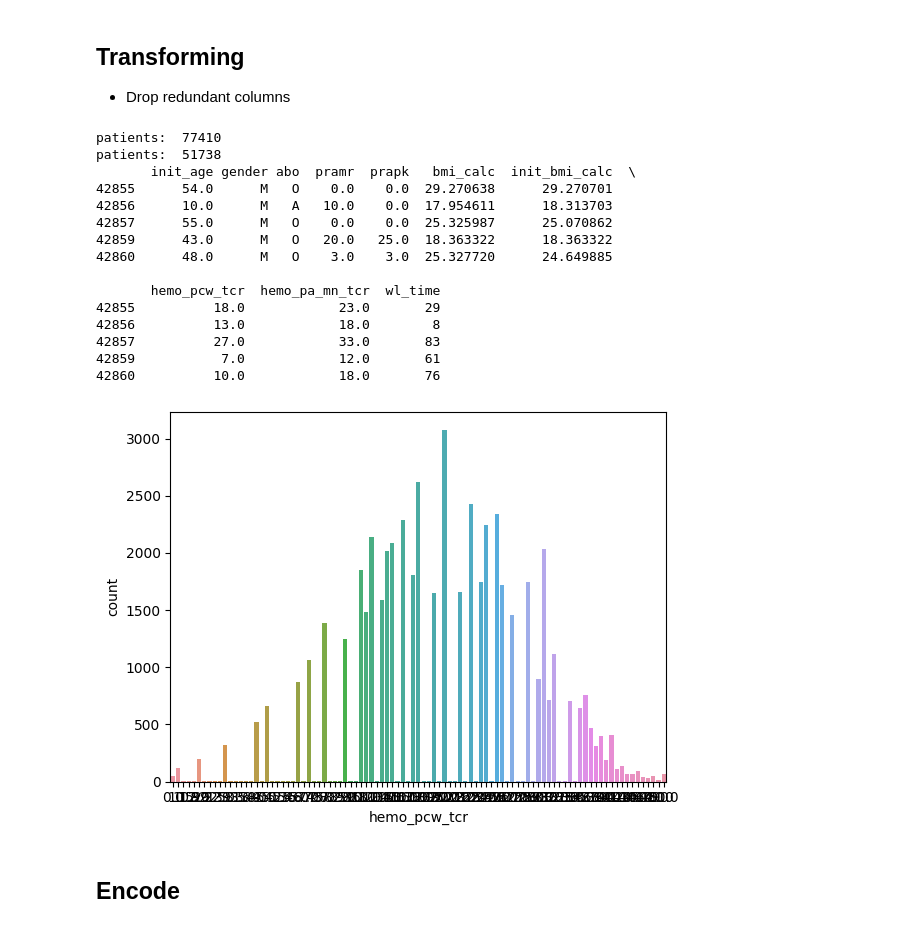
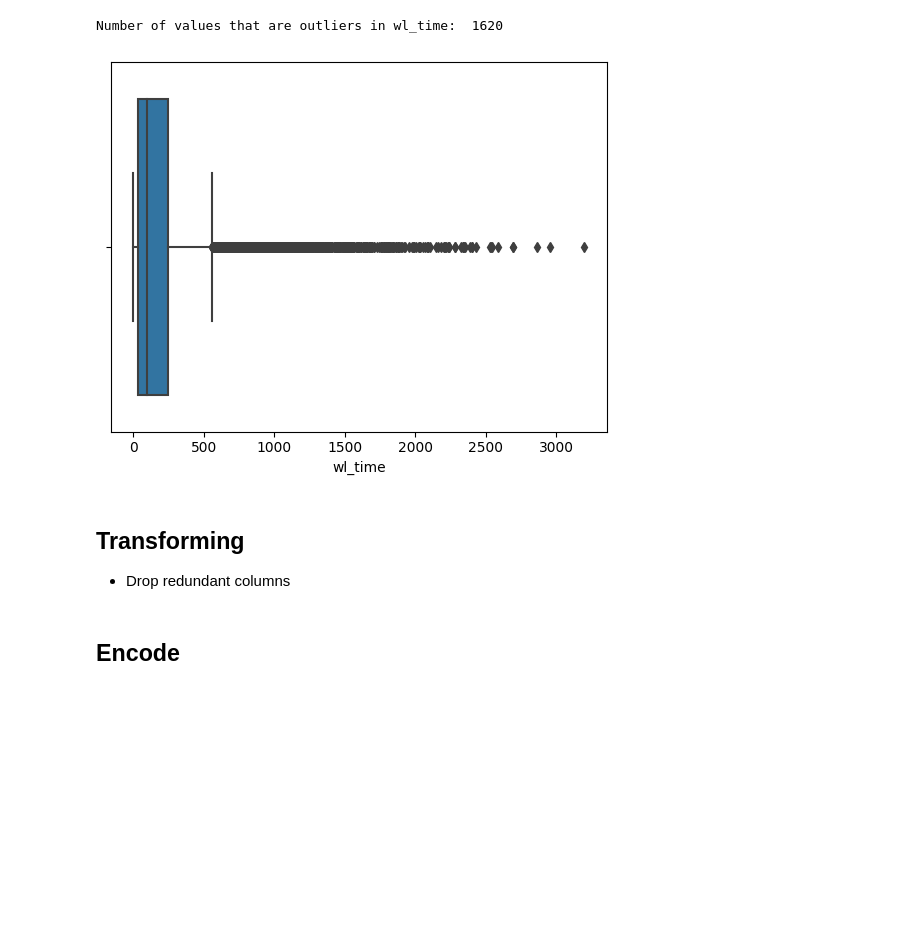
Before and after one commit to adicreson/time-to-heart-transplantation, a Jupyter notebook: data.ipynb, the cells around one changed output. Drawn from its saved outputs; the diff is of its cells as text; code cells hidden in the pictures; blank space fills up the shorter version.

```diff
--- a/data.ipynb
+++ b/data.ipynb
@@ -120,50 +183,17 @@ Patients post-cleaning:  77410
+# %%
+#Display a boxplot of the distribution of the wl_time using sns
+sns.boxplot(data=df, x="wl_time")
+
+#Print the number of values that that are outliers, meaning they are bigger than 500
+print("Number of values that are outliers in wl_time: ", len(df[df['wl_time'] > 500]))
+#Print the number of values that are not outliers, meaning they are between 0 and 500
+print("Number of values that are not outliers in wl_time: ", len(df[df['wl_time'] <= 500]))
+# %% [output]
+Number of values that are outliers in wl_time:  1620
+[figure, added]
 # %% [markdown]
 ## Transforming
 - Drop redundant columns
-# %%
-desired_columns = ["init_age", "gender", "abo",
-                   "pramr", "prapk", "bmi_calc",
-                   "init_bmi_calc", "init_date", "tx_date", "hemo_pcw_tcr","hemo_pa_mn_tcr"]
-
-print("patients: ", df.shape[0])
-#visualize value counts for hemo_pcw_tcr and hemop_pa_mn_tcr with seaborn
-sns.countplot(x='hemo_pcw_tcr', data=df)
-
-
-df['prapk'] = df['prapk'].fillna(df['prapk'].value_counts().idxmax())
-df['pramr'] = df['pramr'].fillna(df['pramr'].value_counts().idxmax())
-
-df = df[desired_columns]
-
-df['wl_time'] = (pd.to_datetime(df['tx_date'], format='%d%b%Y') - pd.to_datetime(df['init_date'], format='%d%b%Y')).dt.days
-
-# drop init_date and end_date
-df = df.drop(['init_date', 'tx_date'], axis=1)
-
-# remove any rows with NaN or Inf values
-df = df.dropna()
-df = df.replace([np.inf, -np.inf], np.nan)
-df = df.dropna()
-
-print("patients: ", df.shape[0])
-print(df.head())
-# %% [output]
-patients:  77410
-patients:  51738
-       init_age gender abo  pramr  prapk   bmi_calc  init_bmi_calc  \
-42855      54.0      M   O    0.0    0.0  29.270638      29.270701
-42856      10.0      M   A   10.0    0.0  17.954611      18.313703
-42857      55.0      M   O    0.0    0.0  25.325987      25.070862
-42859      43.0      M   O   20.0   25.0  18.363322      18.363322
-42860      48.0      M   O    3.0    3.0  25.327720      24.649885
-
-       hemo_pcw_tcr  hemo_pa_mn_tcr  wl_time
-42855          18.0            23.0       29
-42856          13.0            18.0        8
-42857          27.0            33.0       83
-42859           7.0            12.0       61
-42860          10.0            18.0       76
-[figure, removed]
 # %% [markdown]
 ## Encode
 # %%
```
Also changed, not shown: parts of 24 cells of this notebook.
